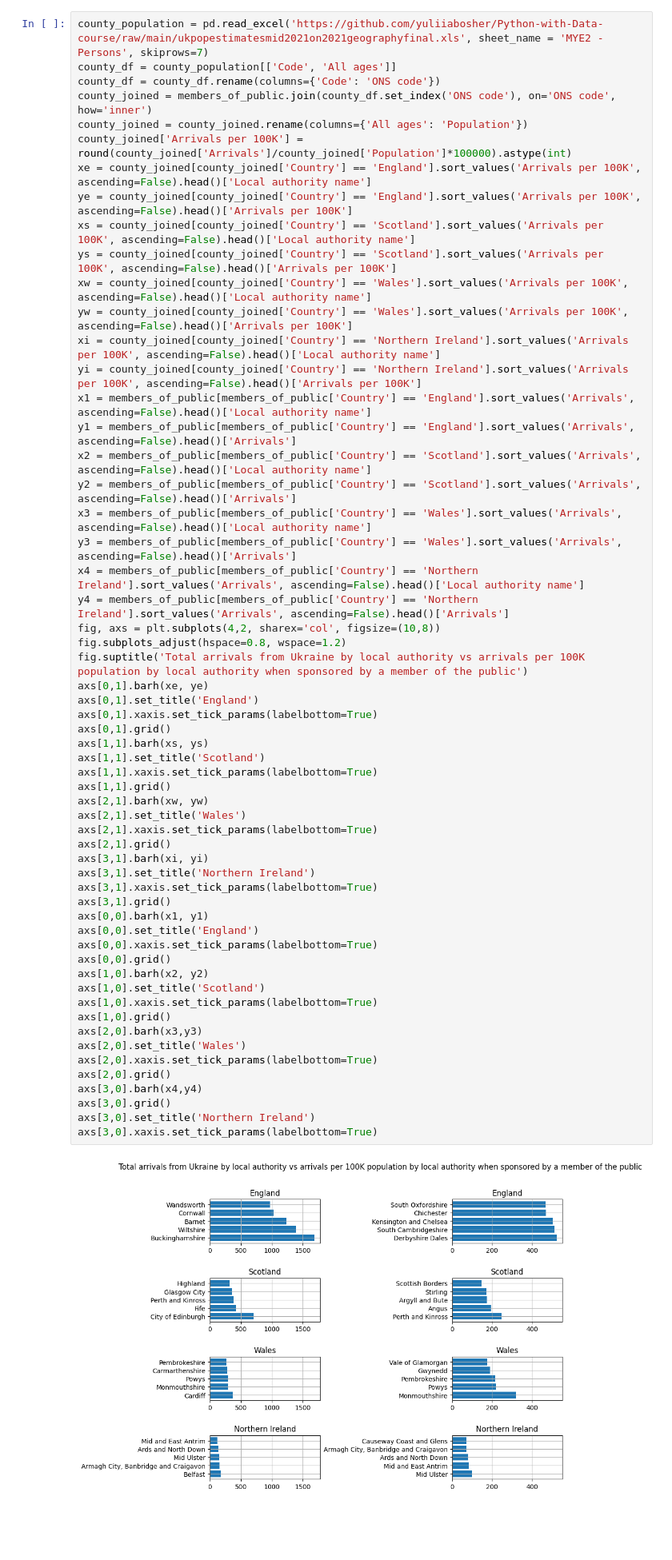
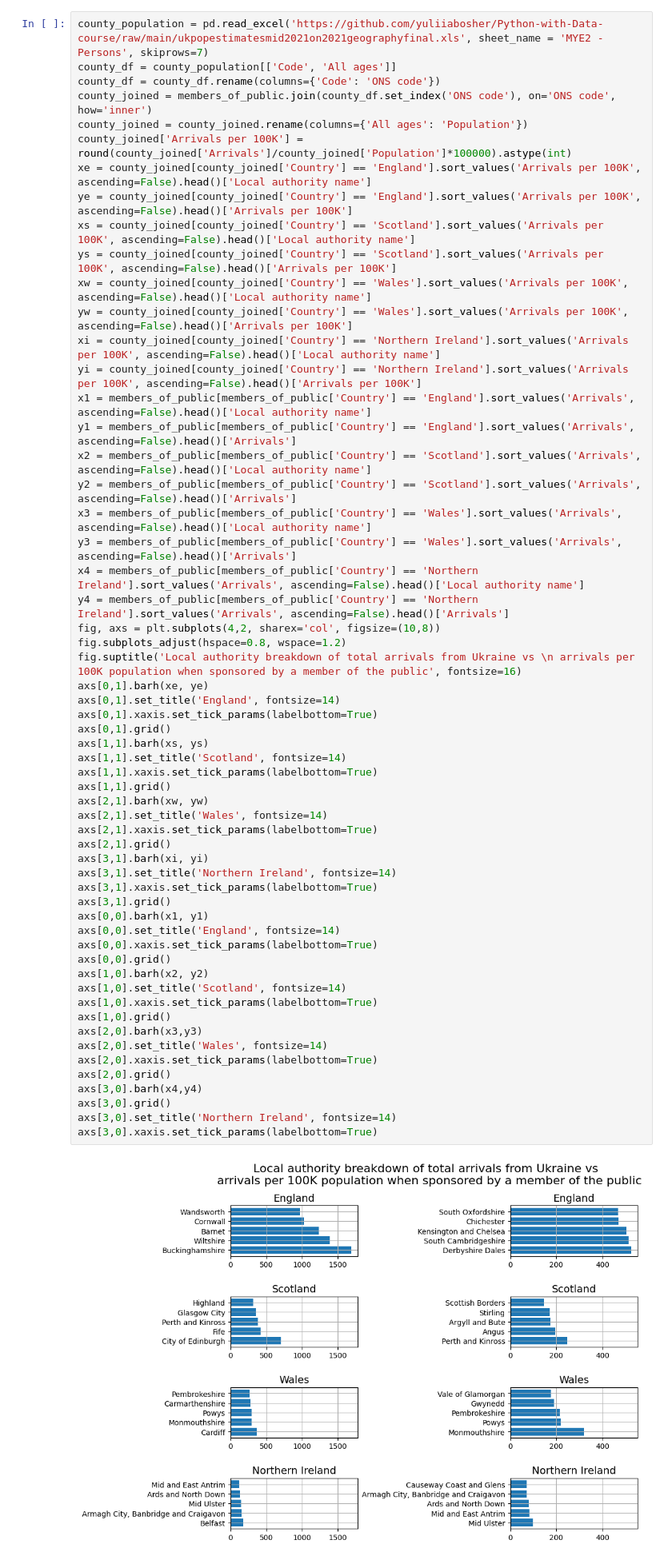
Before and after one commit to yuliiabosher/Python-with-Data-course, a Jupyter notebook: Worksheets/Data_Exploration_project.ipynb, the cells around one changed output. Shown: that part at 80% size. Drawn from its saved outputs; the diff is of its cells as text; blank space fills up the shorter version.

```diff
--- a/Worksheets/Data_Exploration_project.ipynb
+++ b/Worksheets/Data_Exploration_project.ipynb
@@ -311,43 +231,43 @@ x3 = members_of_public[members_of_public['Country'] == 'Wales'].sort_values('Arr
 y3 = members_of_public[members_of_public['Country'] == 'Wales'].sort_values('Arrivals', ascending=False).head()['Arrivals']
 x4 = members_of_public[members_of_public['Country'] == 'Northern Ireland'].sort_values('Arrivals', ascending=False).head()['Local authority name']
 y4 = members_of_public[members_of_public['Country'] == 'Northern Ireland'].sort_values('Arrivals', ascending=False).head()['Arrivals']
 fig, axs = plt.subplots(4,2, sharex='col', figsize=(10,8))
 fig.subplots_adjust(hspace=0.8, wspace=1.2)
-fig.suptitle('Total arrivals from Ukraine by local authority vs arrivals per 100K population by local authority when sponsored by a member of the public')
+fig.suptitle('Local authority breakdown of total arrivals from Ukraine vs \n arrivals per 100K population when sponsored by a member of the public', fontsize=16)
 axs[0,1].barh(xe, ye)
-axs[0,1].set_title('England')
+axs[0,1].set_title('England', fontsize=14)
 axs[0,1].xaxis.set_tick_params(labelbottom=True)
 axs[0,1].grid()
 axs[1,1].barh(xs, ys)
-axs[1,1].set_title('Scotland')
+axs[1,1].set_title('Scotland', fontsize=14)
 axs[1,1].xaxis.set_tick_params(labelbottom=True)
 axs[1,1].grid()
 axs[2,1].barh(xw, yw)
-axs[2,1].set_title('Wales')
+axs[2,1].set_title('Wales', fontsize=14)
 axs[2,1].xaxis.set_tick_params(labelbottom=True)
 axs[2,1].grid()
 axs[3,1].barh(xi, yi)
-axs[3,1].set_title('Northern Ireland')
+axs[3,1].set_title('Northern Ireland', fontsize=14)
 axs[3,1].xaxis.set_tick_params(labelbottom=True)
 axs[3,1].grid()
 axs[0,0].barh(x1, y1)
-axs[0,0].set_title('England')
+axs[0,0].set_title('England', fontsize=14)
 axs[0,0].xaxis.set_tick_params(labelbottom=True)
 axs[0,0].grid()
 axs[1,0].barh(x2, y2)
-axs[1,0].set_title('Scotland')
+axs[1,0].set_title('Scotland', fontsize=14)
 axs[1,0].xaxis.set_tick_params(labelbottom=True)
 axs[1,0].grid()
 axs[2,0].barh(x3,y3)
-axs[2,0].set_title('Wales')
+axs[2,0].set_title('Wales', fontsize=14)
 axs[2,0].xaxis.set_tick_params(labelbottom=True)
 axs[2,0].grid()
 axs[3,0].barh(x4,y4)
 axs[3,0].grid()
-axs[3,0].set_title('Northern Ireland')
+axs[3,0].set_title('Northern Ireland', fontsize=14)
 axs[3,0].xaxis.set_tick_params(labelbottom=True)
 # %% [output]
-[figure, old version]
+[figure, new version]
 # %%
 e = county_joined[county_joined['Country'] == 'England']['Arrivals per 100K']
 s = county_joined[county_joined['Country'] == 'Scotland']['Arrivals per 100K']
```
Also changed, not shown: parts of 14 cells of this notebook.
